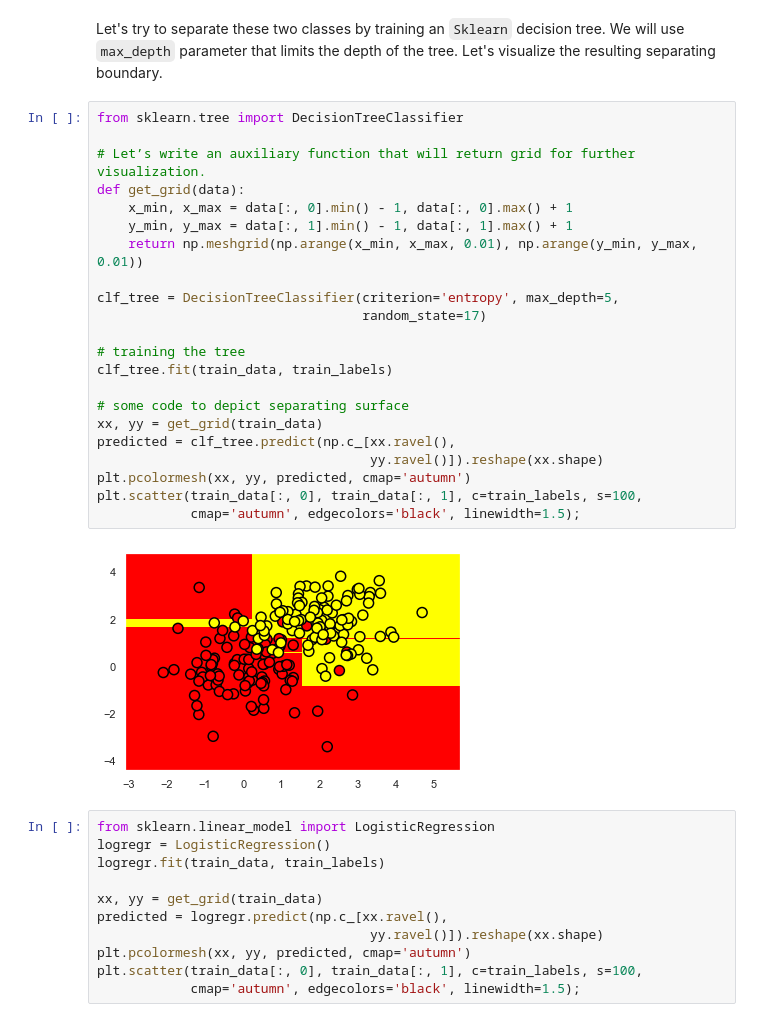
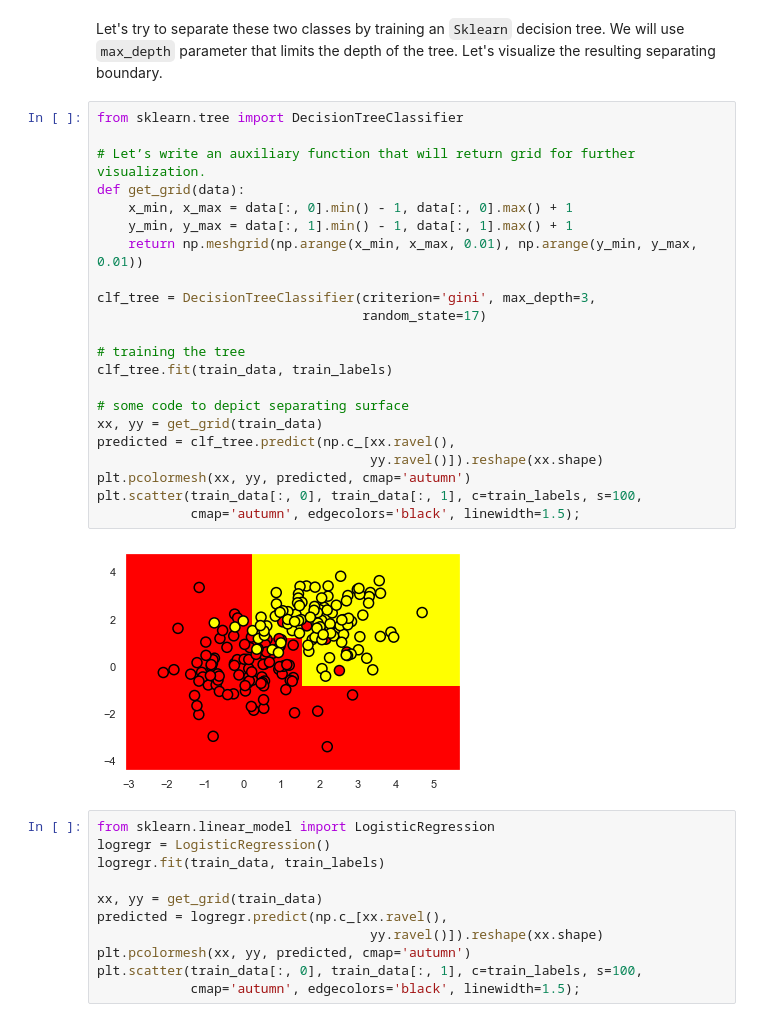
Before and after one commit to ulstu/ml, a Jupyter notebook: ml_course_en/lecture04. Decision trees. KNN. Logistic regression. Regularization/Lecture 04-01. decision_trees_kNN.ipynb, the cells around one changed output. Drawn from its saved outputs; the diff is of its cells as text.

```diff
--- a/ml_course_en/lecture04. Decision trees. KNN. Logistic regression. Regularization/Lecture 04-01. decision_trees_kNN.ipynb
+++ b/ml_course_en/lecture04. Decision trees. KNN. Logistic regression. Regularization/Lecture 04-01. decision_trees_kNN.ipynb
@@ -178,27 +178,27 @@ Let's try to separate these two classes by training an `Sklearn` decision tree.
 # %%
 from sklearn.tree import DecisionTreeClassifier
 
 # Let’s write an auxiliary function that will return grid for further visualization.
 def get_grid(data):
     x_min, x_max = data[:, 0].min() - 1, data[:, 0].max() + 1
     y_min, y_max = data[:, 1].min() - 1, data[:, 1].max() + 1
     return np.meshgrid(np.arange(x_min, x_max, 0.01), np.arange(y_min, y_max, 0.01))
 
-clf_tree = DecisionTreeClassifier(criterion='entropy', max_depth=5,
+clf_tree = DecisionTreeClassifier(criterion='gini', max_depth=3,
                                   random_state=17)
 
 # training the tree
 clf_tree.fit(train_data, train_labels)
 
 # some code to depict separating surface
 xx, yy = get_grid(train_data)
 predicted = clf_tree.predict(np.c_[xx.ravel(),
                                    yy.ravel()]).reshape(xx.shape)
 plt.pcolormesh(xx, yy, predicted, cmap='autumn')
 plt.scatter(train_data[:, 0], train_data[:, 1], c=train_labels, s=100,
             cmap='autumn', edgecolors='black', linewidth=1.5);
 # %% [output]
-[figure, old version]
+[figure, new version]
 # %%
 from sklearn.linear_model import LogisticRegression
 logregr = LogisticRegression()
```
Also changed, not shown: parts of 3 cells of this notebook, 5 other files.
